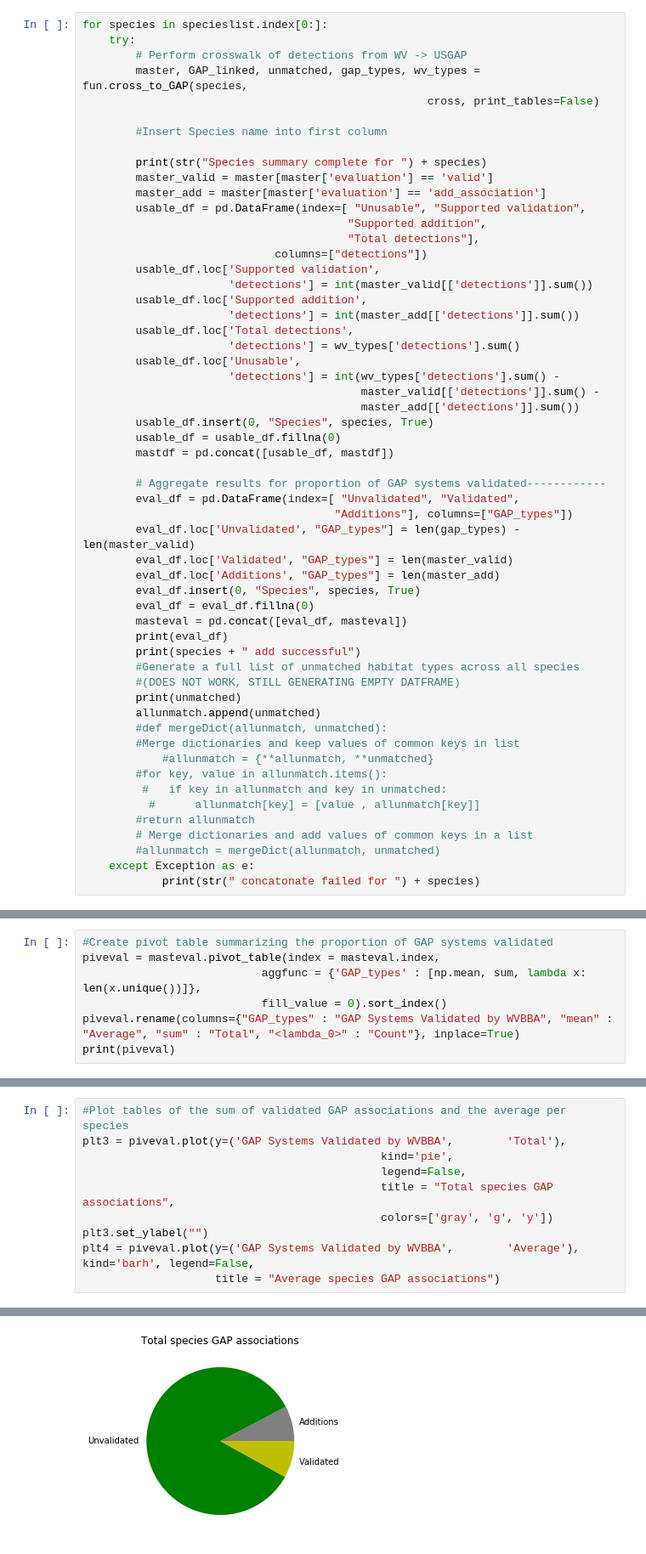
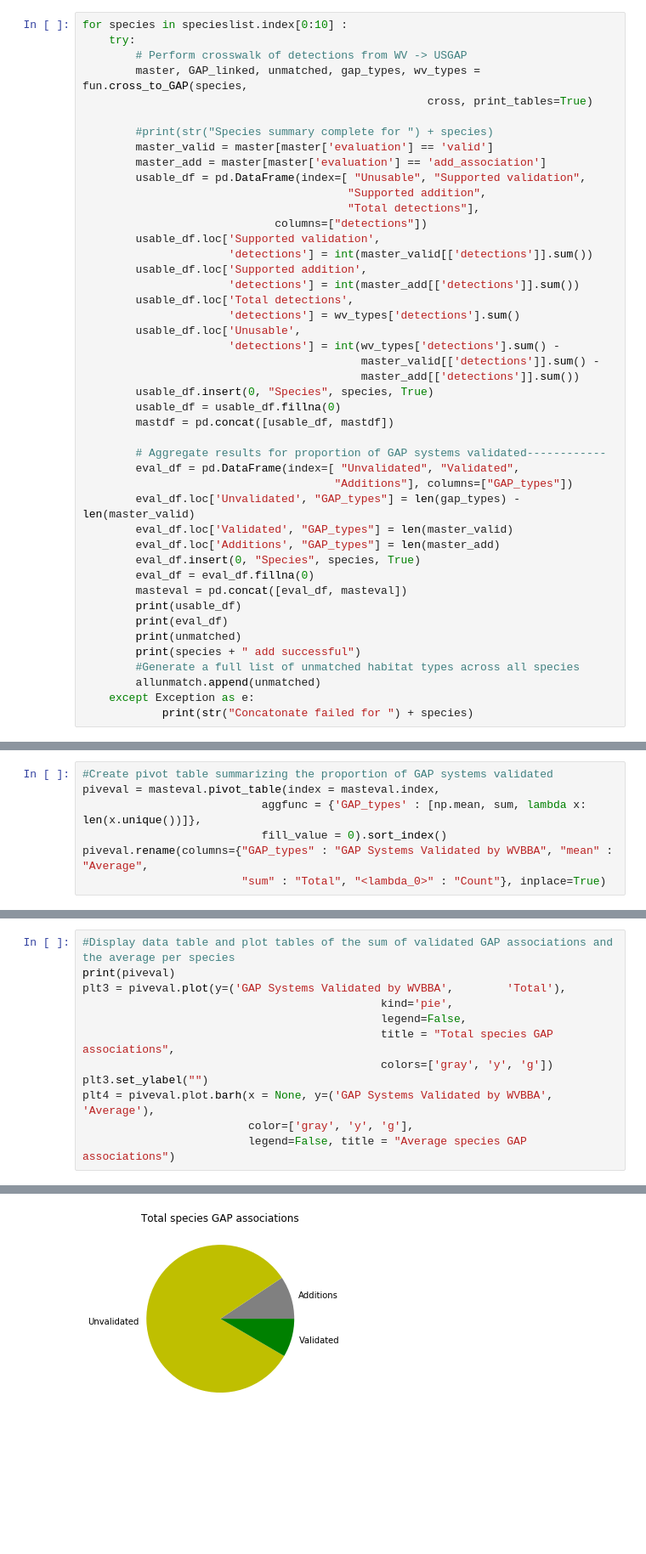
Before and after one commit to nmtarr/GAP-WVBA, a Jupyter notebook: USGAP-WVBBA cover types - - ALL SPECIES.ipynb, the cells around one changed output, grey strips where cells are left out. Shown: that part at 85% size. Drawn from its saved outputs; the diff is of its cells as text; blank space fills up the shorter version.

Commit message:
Updates to ALL Species

```diff
--- a/USGAP-WVBBA cover types - - ALL SPECIES.ipynb
+++ b/USGAP-WVBBA cover types - - ALL SPECIES.ipynb
@@ -31,15 +31,13 @@ allunmatch = []
 cross = pd.read_csv(fun.dataDir + "LandCover/land_cover_crosswalk.csv",
                     header=0, dtype={'GAP_code': str})
 # %%
-for species in specieslist.index[0:]:
+for species in specieslist.index[0:10] :
     try:
         # Perform crosswalk of detections from WV -> USGAP
         master, GAP_linked, unmatched, gap_types, wv_types = fun.cross_to_GAP(species,
-                                                    cross, print_tables=False)
+                                                    cross, print_tables=True)
 
-        #Insert Species name into first column
-
-        print(str("Species summary complete for ") + species)
+        #print(str("Species summary complete for ") + species)
         master_valid = master[master['evaluation'] == 'valid']
         master_add = master[master['evaluation'] == 'add_association']
         usable_df = pd.DataFrame(index=[ "Unusable", "Supported validation",
@@ -69,21 +67,12 @@ for species in specieslist.index[0:]:
         eval_df.insert(0, "Species", species, True)
         eval_df = eval_df.fillna(0)
         masteval = pd.concat([eval_df, masteval])
+        print(usable_df)
         print(eval_df)
+        print(unmatched)
         print(species + " add successful")
         #Generate a full list of unmatched habitat types across all species
-        #(DOES NOT WORK, STILL GENERATING EMPTY DATFRAME)
-        print(unmatched)
         allunmatch.append(unmatched)
-        #def mergeDict(allunmatch, unmatched):
-        #Merge dictionaries and keep values of common keys in list
-            #allunmatch = {**allunmatch, **unmatched}
-        #for key, value in allunmatch.items():
-         #   if key in allunmatch and key in unmatched:
-          #      allunmatch[key] = [value , allunmatch[key]]
-        #return allunmatch
-        # Merge dictionaries and add values of common keys in a list
-        #allunmatch = mergeDict(allunmatch, unmatched)
     except Exception as e:
-            print(str(" concatonate failed for ") + species)
+            print(str("Concatonate failed for ") + species)
 # %% [output]
@@ -204,5 +151,5 @@ plt2 = pivdf.drop(['Total detections']).plot(y=('Species-Habitat Detections',
 piveval = masteval.pivot_table(index = masteval.index,
                            aggfunc = {'GAP_types' : [np.mean, sum, lambda x: len(x.unique())]},
                            fill_value = 0).sort_index()
-piveval.rename(columns={"GAP_types" : "GAP Systems Validated by WVBBA", "mean" : "Average", "sum" : "Total", "<lambda_0>" : "Count"}, inplace=True)
-print(piveval)
+piveval.rename(columns={"GAP_types" : "GAP Systems Validated by WVBBA", "mean" : "Average",
+                        "sum" : "Total", "<lambda_0>" : "Count"}, inplace=True)
@@ -215,11 +156,13 @@ Validated                                8   1.768116   244
 # %%
-#Plot tables of the sum of validated GAP associations and the average per species
+#Display data table and plot tables of the sum of validated GAP associations and the average per species
+print(piveval)
 plt3 = piveval.plot(y=('GAP Systems Validated by WVBBA',        'Total'),
                                              kind='pie',
                                              legend=False,
                                              title = "Total species GAP associations",
-                                             colors=['gray', 'g', 'y'])
+                                             colors=['gray', 'y', 'g'])
 plt3.set_ylabel("")
-plt4 = piveval.plot(y=('GAP Systems Validated by WVBBA',        'Average'), kind='barh', legend=False,
-                    title = "Average species GAP associations")
+plt4 = piveval.plot.barh(x = None, y=('GAP Systems Validated by WVBBA',        'Average'),
+                         color=['gray', 'y', 'g'],
+                         legend=False, title = "Average species GAP associations")
 # %% [output]
@@ -226 +174 @@ plt4 = piveval.plot(y=('GAP Systems Validated by WVBBA',        'Average'), kind
-[figure, old version]
+[figure, new version]
```
Also changed, not shown: parts of 11 cells of this notebook, 1 other file.
